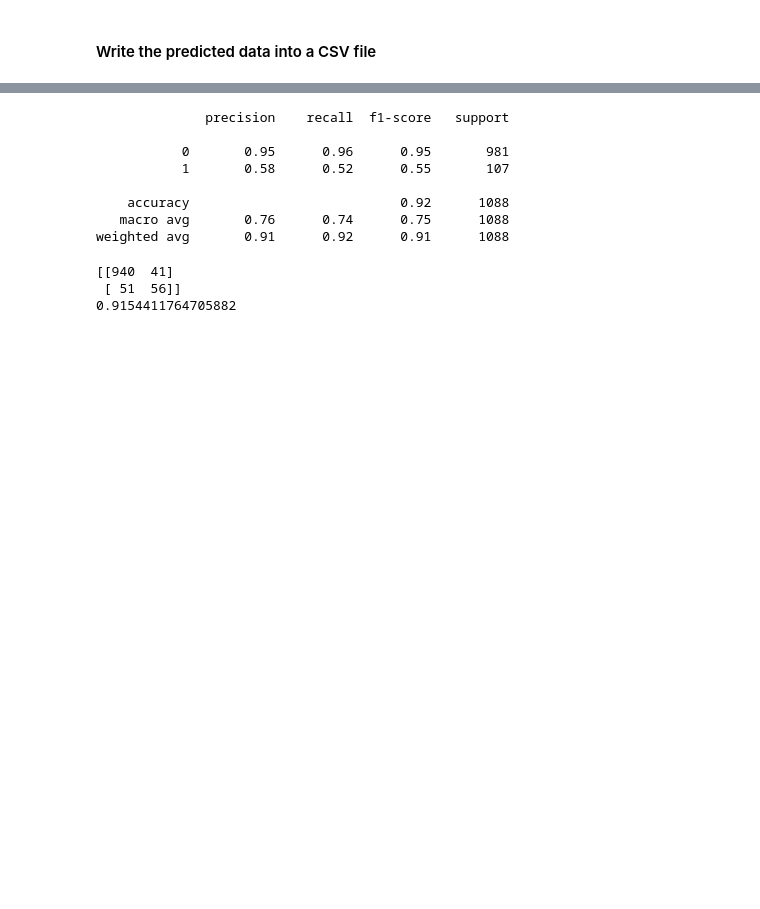
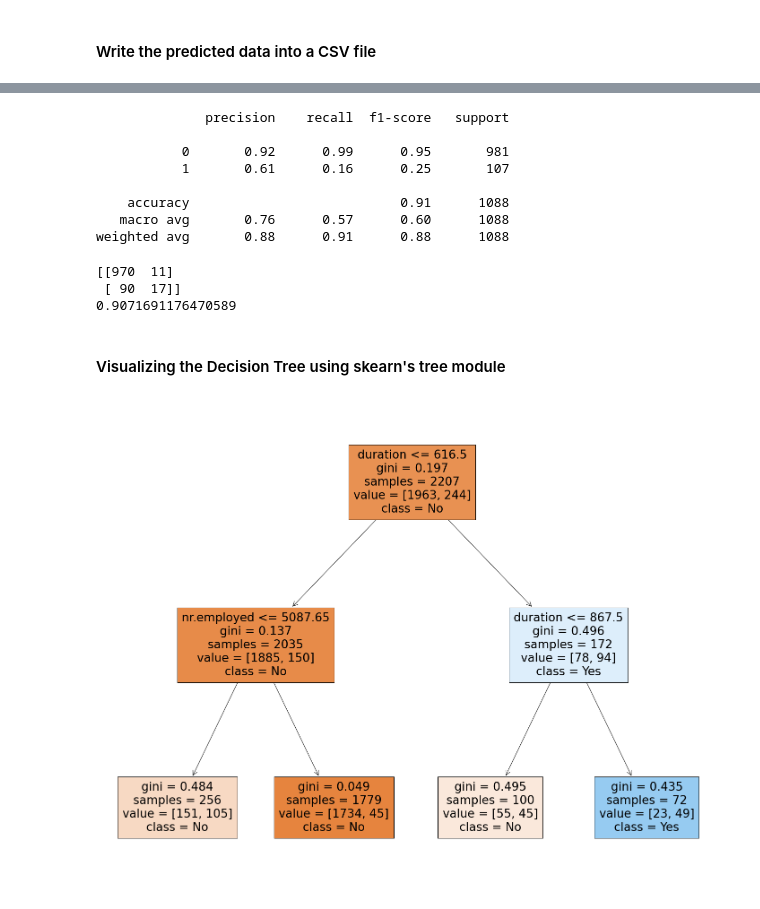
Before and after one commit to besenthil/data-science, a Jupyter notebook: tree-models/tree-models.ipynb, the cells around one changed output, grey strips where cells are left out. Saved outputs shown, nothing was run; the diff lists cells and outputs as text; code cells hidden in the pictures; blank space fills up the shorter version.

Commit message:
Added Visualization

```diff
--- a/tree-models/tree-models.ipynb
+++ b/tree-models/tree-models.ipynb
@@ -30,7 +46,7 @@ X_train = X_train.drop(['id'],axis=1)
 # %% [markdown]
 #### Train the model using DecisionTreeClassifier
 # %%
-dt_default = DecisionTreeClassifier(max_depth=5)
+dt_default = DecisionTreeClassifier(max_depth=2)
 dt_default.fit(X_train, y_train)
 y_pred_default = dt_default.predict(X_test)
 # %%
@@ -57,17 +73,19 @@ print(classification_report(y_test, y_pred_default))
 # %% [output]
               precision    recall  f1-score   support
 
-           0       0.95      0.96      0.95       981
-           1       0.58      0.52      0.55       107
+           0       0.92      0.99      0.95       981
+           1       0.61      0.16      0.25       107
 
-    accuracy                           0.92      1088
-   macro avg       0.76      0.74      0.75      1088
-weighted avg       0.91      0.92      0.91      1088
+    accuracy                           0.91      1088
+   macro avg       0.76      0.57      0.60      1088
+weighted avg       0.88      0.91      0.88      1088
 # %%
 # Printing confusion matrix and accuracy
 print(confusion_matrix(y_test,y_pred_default))
 print(accuracy_score(y_test,y_pred_default))
 # %% [output]
-[[940  41]
- [ 51  56]]
-0.9154411764705882
+[[970  11]
+ [ 90  17]]
+0.9071691176470589
+# %% [markdown]
+#### Visualizing the Decision Tree using skearn's tree module
@@ -73,0 +94,11 @@ print(accuracy_score(y_test,y_pred_default))
+# %%
+feature_names = X.columns
+class_names = list(map(lambda name:  "Yes" if name else  "No" , dt_default.classes_))
+# %%
+fig = plt.figure(figsize=(25,20))
+_ = tree.plot_tree(dt_default,
+                   feature_names=feature_names,
+                   class_names=class_names,
+                   filled=True)
+# %% [output]
+[figure, added]
```
Also changed, not shown: parts of 3 cells of this notebook.
